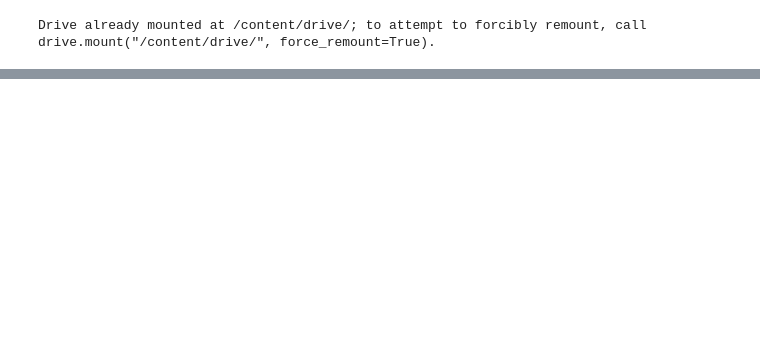
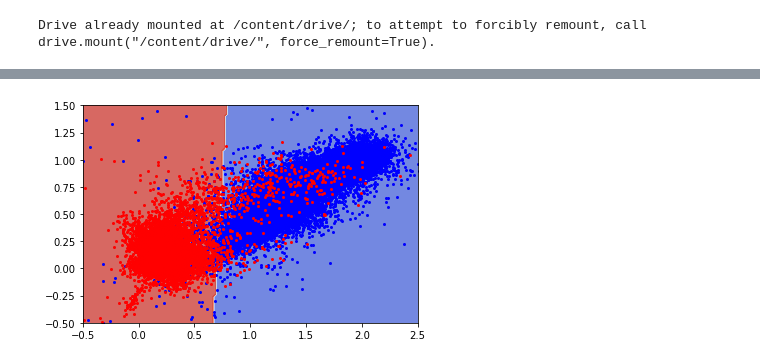
Before and after one commit to suafle/minitarea4, a Jupyter notebook: minitarea4_2020.ipynb, the cells around one changed output, grey strips where cells are left out. Saved outputs shown, nothing was run; the diff lists cells and outputs as text; code cells hidden in the pictures; blank space fills up the shorter version.

```diff
--- a/minitarea4_2020.ipynb
+++ b/minitarea4_2020.ipynb
@@ -97,0 +277,2 @@ files.download('datos_ml.csv')
+# %%
+svm_clf3 = svm.SVC(kernel="poly",degree=2)
@@ -97,0 +288,13 @@ files.download('datos_ml.csv')
+# %%
+Z = svm_clf3.predict(np.c_[xx.ravel(), yy.ravel()])
+
+Z = Z.reshape(xx.shape)
+plt.contourf(xx, yy, Z, cmap=plt.cm.coolwarm, alpha=0.8)
+plt.plot(dfa['u-g'], dfa['g-r'], '.', ms=4, c='b', label='galaxies')
+plt.plot(dfb['u-g'], dfb['g-r'], '.', ms=4, c='r', label='QSO')
+plt.xlim(-0.5, 2.5)
+plt.ylim(-0.5, 1.5)
+plt.show()
+plt.close()
+# %% [output]
+[figure, added]
```
Also changed, not shown: parts of 29 cells of this notebook.
